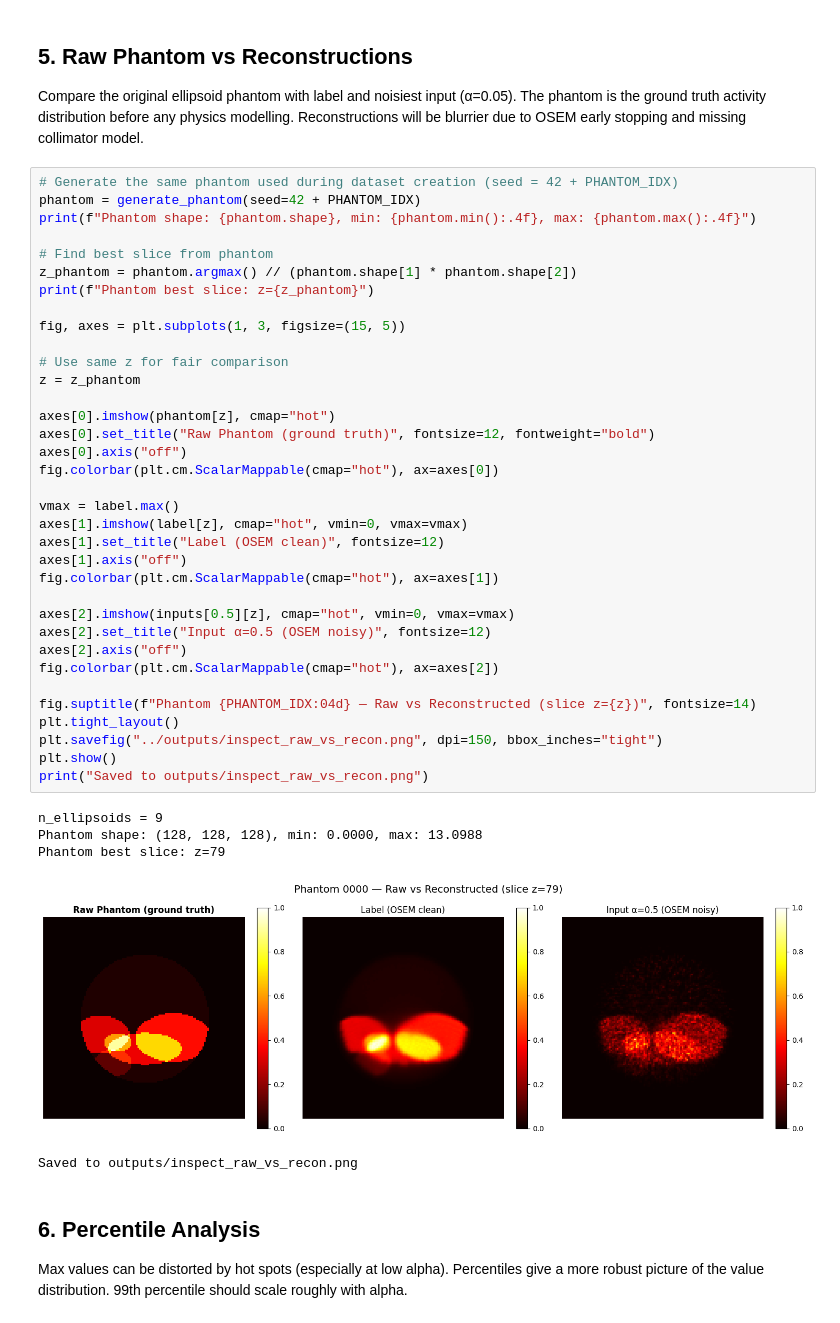
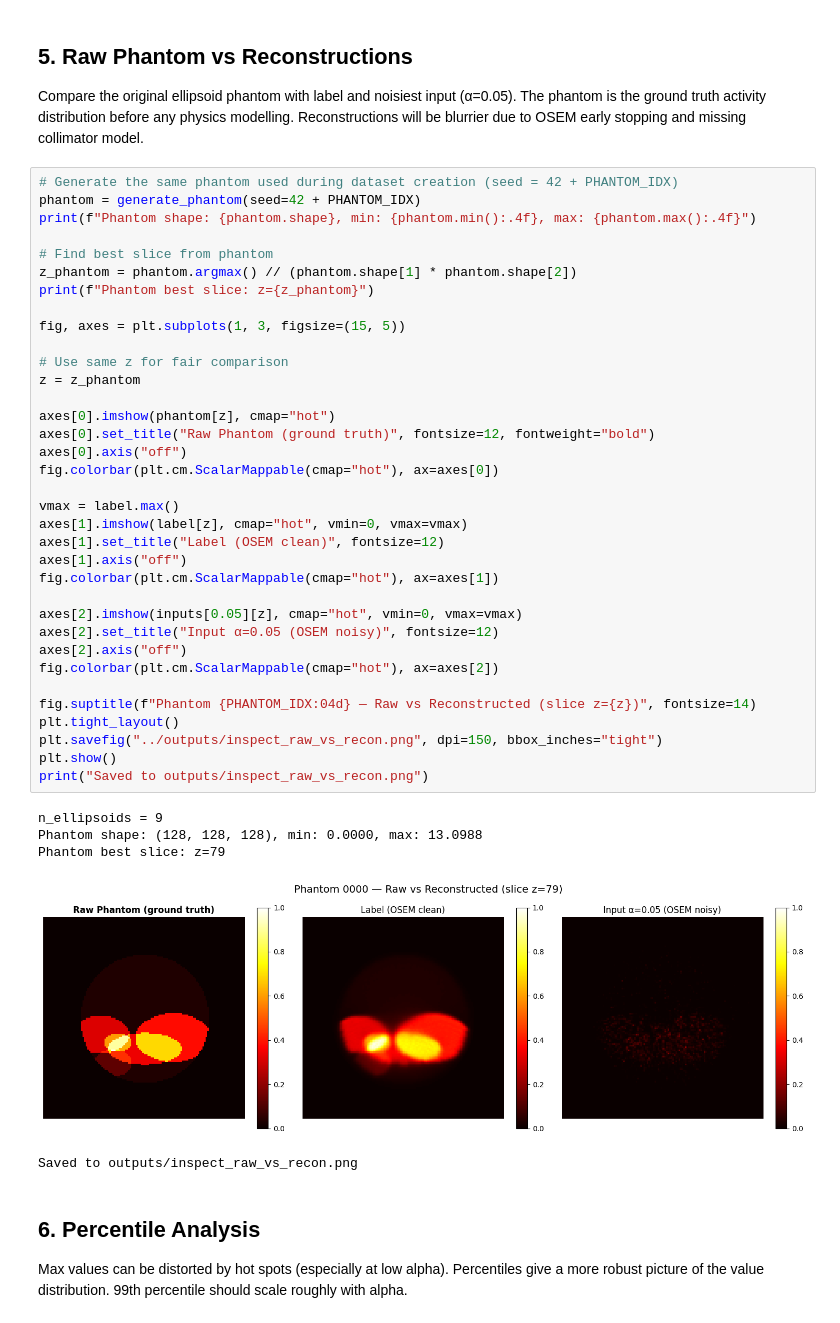
Before and after one commit to x070712-png/SPECT_DL_denoise, a Jupyter notebook: notebooks/02_dataset_inspection.ipynb, the cells around one changed output. Cells and saved outputs as stored; diff of their text form.

```diff
--- a/notebooks/02_dataset_inspection.ipynb
+++ b/notebooks/02_dataset_inspection.ipynb
@@ -194,36 +193,36 @@ z_phantom = phantom.argmax() // (phantom.shape[1] * phantom.shape[2])
 print(f"Phantom best slice: z={z_phantom}")
 
 fig, axes = plt.subplots(1, 3, figsize=(15, 5))
 
 # Use same z for fair comparison
 z = z_phantom
 
 axes[0].imshow(phantom[z], cmap="hot")
 axes[0].set_title("Raw Phantom (ground truth)", fontsize=12, fontweight="bold")
 axes[0].axis("off")
 fig.colorbar(plt.cm.ScalarMappable(cmap="hot"), ax=axes[0])
 
 vmax = label.max()
 axes[1].imshow(label[z], cmap="hot", vmin=0, vmax=vmax)
 axes[1].set_title("Label (OSEM clean)", fontsize=12)
 axes[1].axis("off")
 fig.colorbar(plt.cm.ScalarMappable(cmap="hot"), ax=axes[1])
 
-axes[2].imshow(inputs[0.5][z], cmap="hot", vmin=0, vmax=vmax)
-axes[2].set_title("Input α=0.5 (OSEM noisy)", fontsize=12)
+axes[2].imshow(inputs[0.05][z], cmap="hot", vmin=0, vmax=vmax)
+axes[2].set_title("Input α=0.05 (OSEM noisy)", fontsize=12)
 axes[2].axis("off")
 fig.colorbar(plt.cm.ScalarMappable(cmap="hot"), ax=axes[2])
 
 fig.suptitle(f"Phantom {PHANTOM_IDX:04d} — Raw vs Reconstructed (slice z={z})", fontsize=14)
 plt.tight_layout()
 plt.savefig("../outputs/inspect_raw_vs_recon.png", dpi=150, bbox_inches="tight")
 plt.show()
 print("Saved to outputs/inspect_raw_vs_recon.png")
 # %% [output]
 n_ellipsoids = 9
 Phantom shape: (128, 128, 128), min: 0.0000, max: 13.0988
 Phantom best slice: z=79
-[figure, old version]
+[figure, new version]
 Saved to outputs/inspect_raw_vs_recon.png
 # %% [markdown]
 ## 6. Percentile Analysis
```
Also changed, not shown: parts of 3 cells of this notebook.
